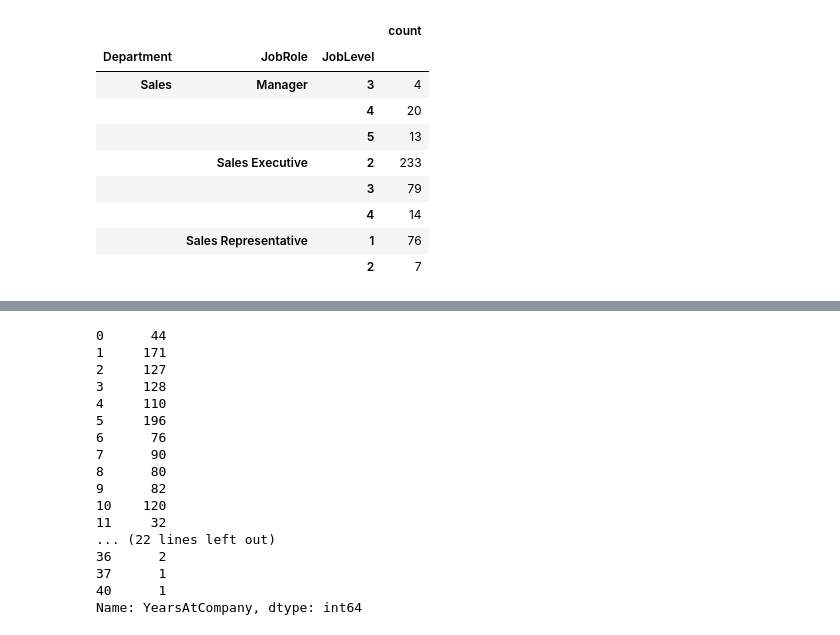
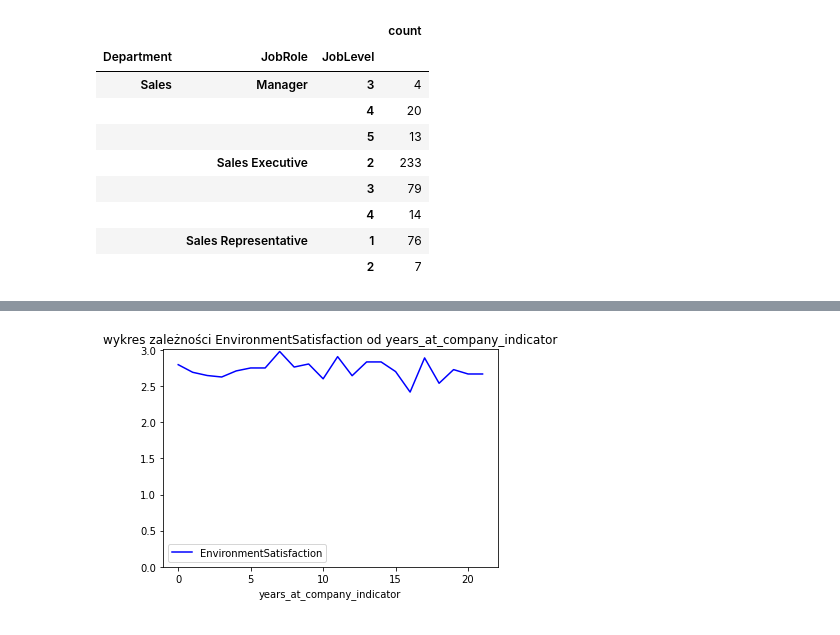
Before and after one commit to infoshareacademy/-jdszr7-urban_jungle, a Jupyter notebook: projektPython/projektPython.ipynb, the cells around one changed output, grey strips where cells are left out. Saved outputs shown, nothing was run; the diff lists cells and outputs as text; code cells hidden in the pictures.

```diff
--- a/projektPython/projektPython.ipynb
+++ b/projektPython/projektPython.ipynb
@@ -18,6 +19,8 @@ znajdujemy oraz wskazania co możemy poprawić abyśmy dostali lepszą
 pracę.
 # %%
 data = pd.read_csv('WA_Fn-UseC_-HR-Employee-Attrition.csv')
+# dodano dodatkową kolumnę pomocniczą celem łatwiejszej agregacji danych
+data['years_at_company_indicator'] = data['YearsAtCompany'].apply(lambda x: x if x<=20 else 21)
 data
 # %% [output]
 |  | Age | Attrition | BusinessTravel | DailyRate | Department | DistanceFromHome | Education | ... |
@@ -118,20 +116,5 @@ dc.drawFeatureOverTime(data, "age_indicator","EnvironmentSatisfaction")
 # %%
-data['YearsAtCompany'].value_counts().sort_index()
+importlib.reload(dc)
+dc.drawFeatureOverTime(data, 'years_at_company_indicator', 'EnvironmentSatisfaction')
 # %% [output]
-0      44
-1     171
-2     127
-3     128
-4     110
-5     196
-6      76
-7      90
-8      80
-9      82
-10    120
-11     32
-... (22 lines left out)
-36      2
-37      1
-40      1
-Name: YearsAtCompany, dtype: int64
+[figure, added]
```
Also changed, not shown: parts of 10 cells of this notebook, 2 other files.
